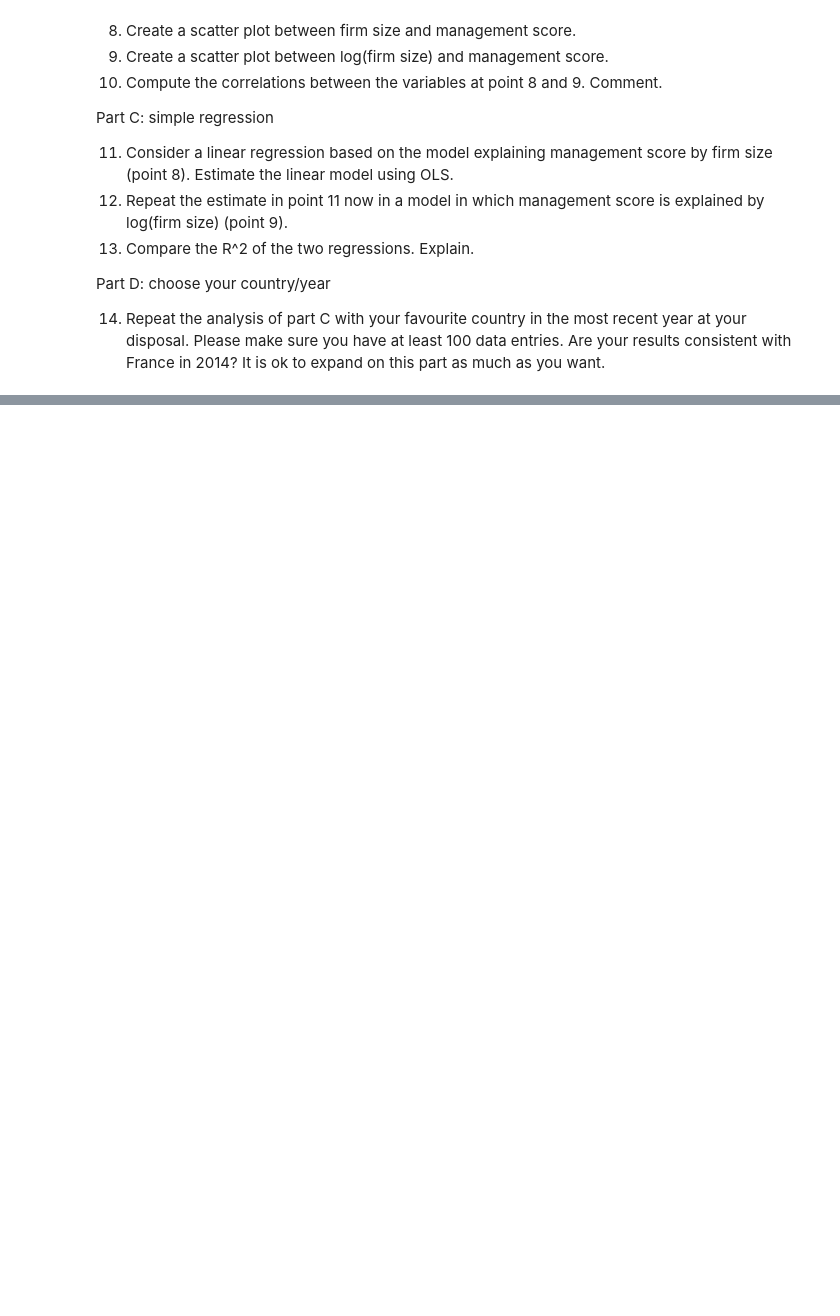
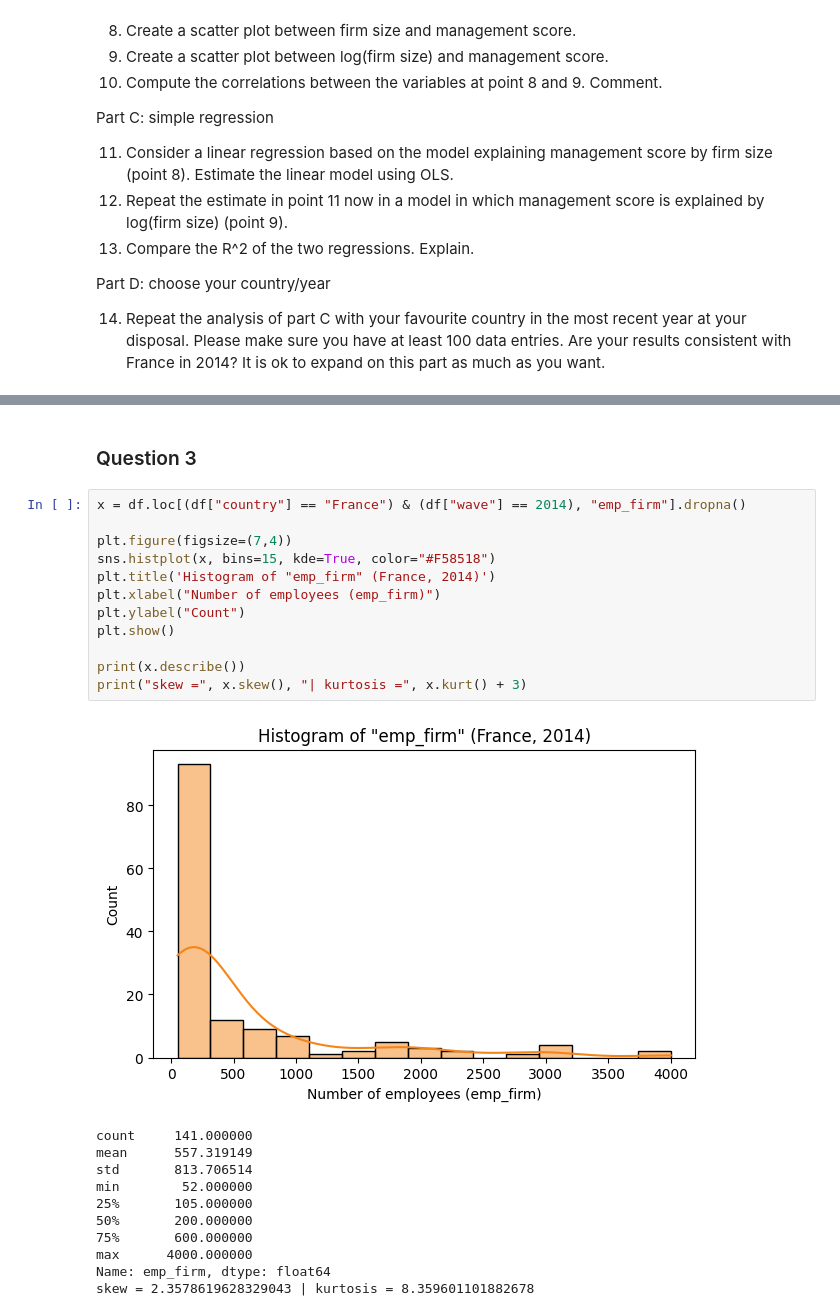
Before and after one commit to GabDestal/Homework_1, a Jupyter notebook: Homework_1.ipynb, the cells around one changed output, grey strips where cells are left out. Saved outputs shown, nothing was run; the diff lists cells and outputs as text; blank space fills up the shorter version.

```diff
--- a/Homework_1.ipynb
+++ b/Homework_1.ipynb
@@ -121,0 +165,26 @@ Part D: choose your country/year
+# %% [markdown]
+### Question 3
+# %%
+x = df.loc[(df["country"] == "France") & (df["wave"] == 2014), "emp_firm"].dropna()
+
+plt.figure(figsize=(7,4))
+sns.histplot(x, bins=15, kde=True, color="#F58518")
+plt.title('Histogram of "emp_firm" (France, 2014)')
+plt.xlabel("Number of employees (emp_firm)")
+plt.ylabel("Count")
+plt.show()
+
+print(x.describe())
+print("skew =", x.skew(), "| kurtosis =", x.kurt() + 3)
+# %% [output]
+[figure, added]
+count     141.000000
+mean      557.319149
+std       813.706514
+min        52.000000
+25%       105.000000
+50%       200.000000
+75%       600.000000
+max      4000.000000
+Name: emp_firm, dtype: float64
+skew = 2.3578619628329043 | kurtosis = 8.359601101882678
```
Also changed, not shown: parts of 7 cells of this notebook.
